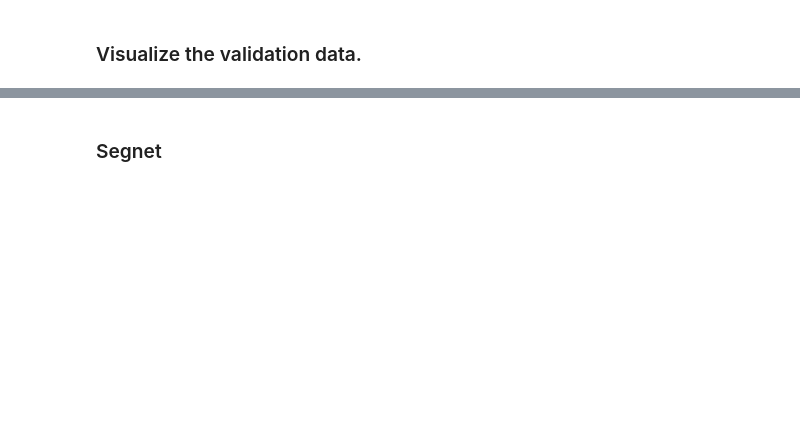
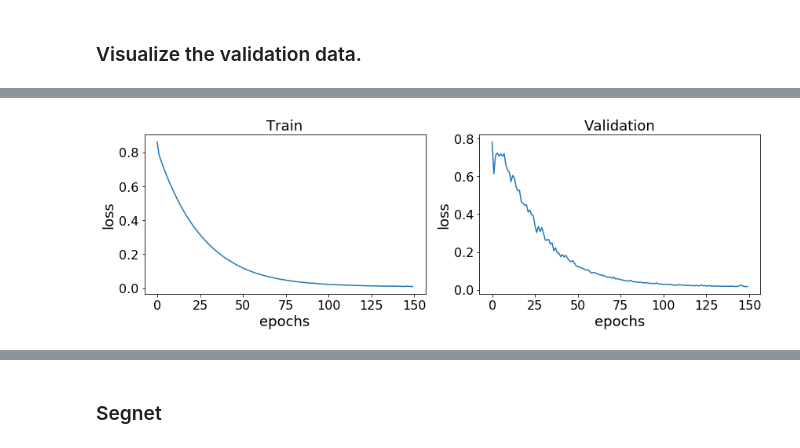
Before and after one commit to zhujun98/semantic_segmentation, a Jupyter notebook: follow_me/follow_me.ipynb, the cells around one changed output, grey strips where cells are left out. Cells and saved outputs as stored; diff of their text form; code cells hidden in the pictures; blank space fills up the shorter version.

Commit message:
Successfully build and train two models.

```diff
--- a/follow_me/follow_me.ipynb
+++ b/follow_me/follow_me.ipynb
@@ -60,0 +82,24 @@ show_images(vali_images, vali_masks)
+# %%
+def plot_loss_history(filename):
+    """"""
+    with open(filename, "rb") as fp:
+        loss_history = pickle.load(fp)
+
+    fig, ax = plt.subplots(1, 2, figsize=(12, 4))
+    ax[0].plot(loss_history['loss'])
+    ax[1].plot(loss_history['val_loss'])
+    for ax_ in ax:
+        ax_.set_xlabel("epochs", fontsize=18)
+        ax_.set_ylabel("loss", fontsize=18)
+        ax_.tick_params(labelsize=16)
+    ax[0].set_title("Train", fontsize=18)
+    ax[1].set_title("Validation", fontsize=18)
+    plt.tight_layout()
+    plt.show()
+
+
+def print_model(filename):
+    """"""
+    with open(filename, "r") as fp:
+        for line in fp:
+            print(line)
@@ -61 +130,5 @@ show_images(vali_images, vali_masks)
+# %%
+plot_loss_history("depthwise_segnet_loss.pkl")
+# %% [output]
+[figure, added]
 # %%
```
Also changed, not shown: parts of 15 cells of this notebook, 8 other files.
